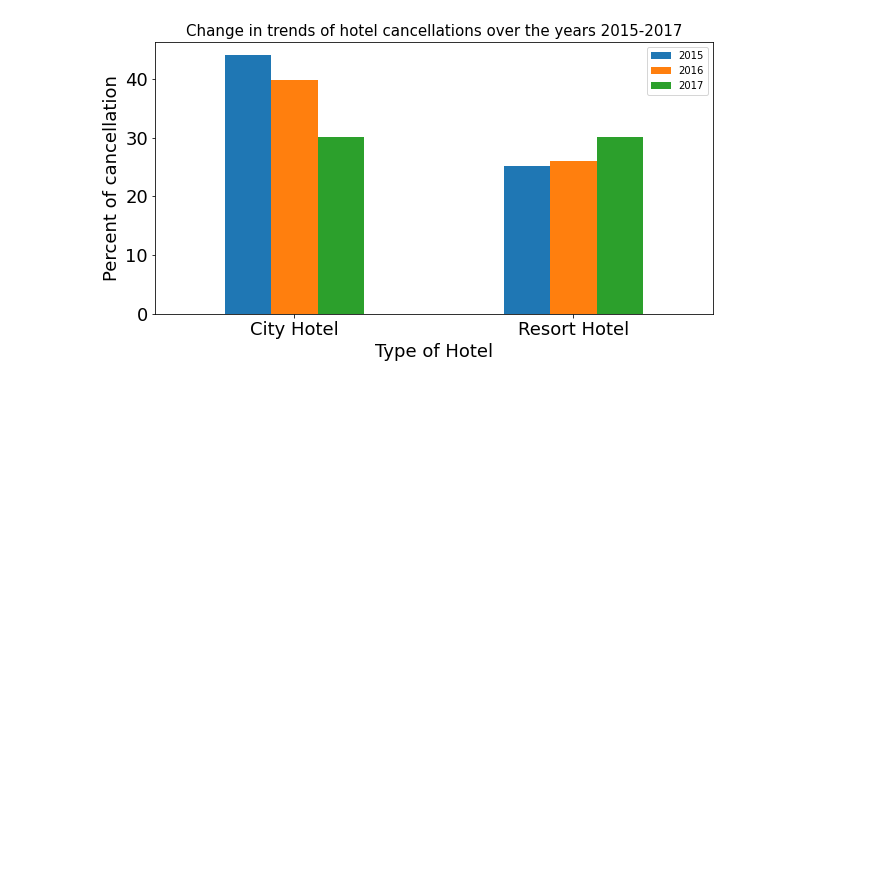
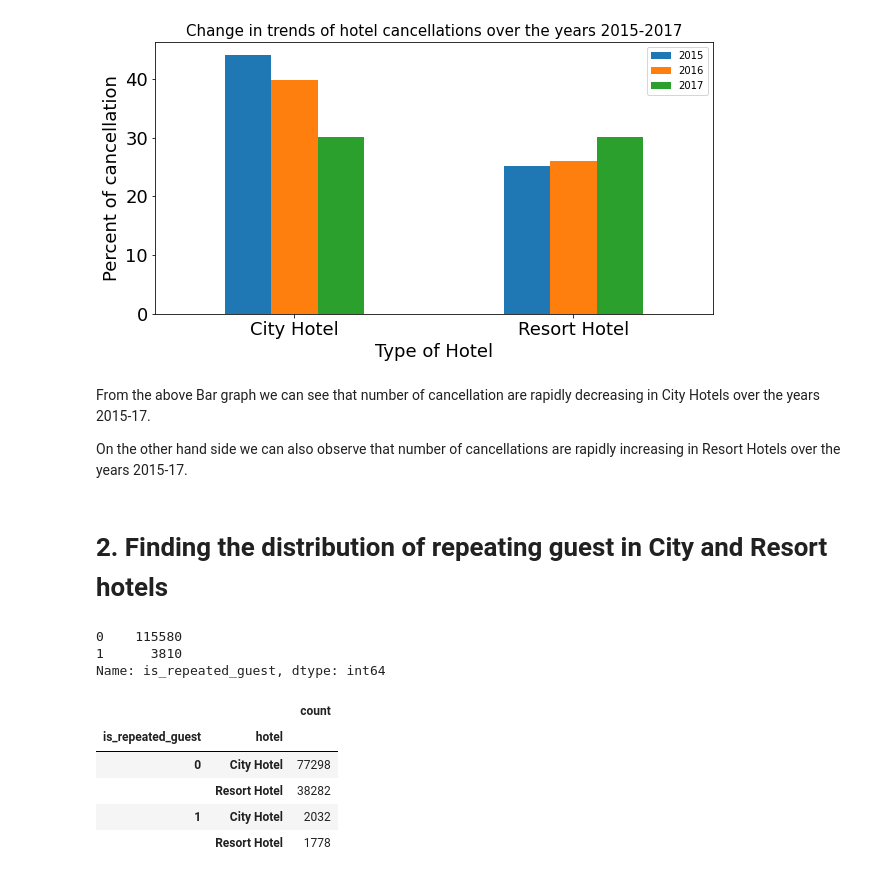
Before and after one commit to Mihirgupta2001/EDA-Capstone-Project-Hotel-Booking, a Jupyter notebook: EDA_Hotel_Booking_Analysis_Capstone_Project.ipynb, the cells around one changed output. Saved outputs shown, nothing was run; the diff lists cells and outputs as text; code cells hidden in the pictures; blank space fills up the shorter version.

```diff
--- a/EDA_Hotel_Booking_Analysis_Capstone_Project.ipynb
+++ b/EDA_Hotel_Booking_Analysis_Capstone_Project.ipynb
@@ -200,3 +200,16 @@ plotting.set_xticklabels(['City Hotel','Resort Hotel'],rotation=0)
 # %% [output]
 [Text(0, 0, 'City Hotel'), Text(0, 0, 'Resort Hotel')]
 [figure]
+# %% [markdown]
+From the above Bar graph we can see that number of cancellation are rapidly decreasing in City Hotels over the years 2015-17.
+
+On the other hand side we can also observe that number of cancellations are rapidly increasing in Resort Hotels over the years 2015-17.
+# %% [markdown]
+# 2. Finding the distribution of repeating guest in City and Resort hotels
+# %%
+#checking the distribution of data in relevant column
+df.is_repeated_guest.value_counts()
+# %% [output]
+0    115580
+1      3810
+Name: is_repeated_guest, dtype: int64
@@ -202,0 +219,11 @@ plotting.set_xticklabels(['City Hotel','Resort Hotel'],rotation=0)
+# %%
+# Manipulating the data to get the neccesary distribution
+relevant_df1 = relevant_df.groupby(['is_repeated_guest','hotel']).agg({'hotel':'count'},as_index = False).rename(columns = {'hotel':'count'})
+relevant_df1
+# %% [output]
+|  |  | count |
+| is_repeated_guest | hotel |  |
+| 0 | City Hotel | 77298 |
+|  | Resort Hotel | 38282 |
+| 1 | City Hotel | 2032 |
+|  | Resort Hotel | 1778 |
```
Also changed, not shown: parts of 7 cells of this notebook.
